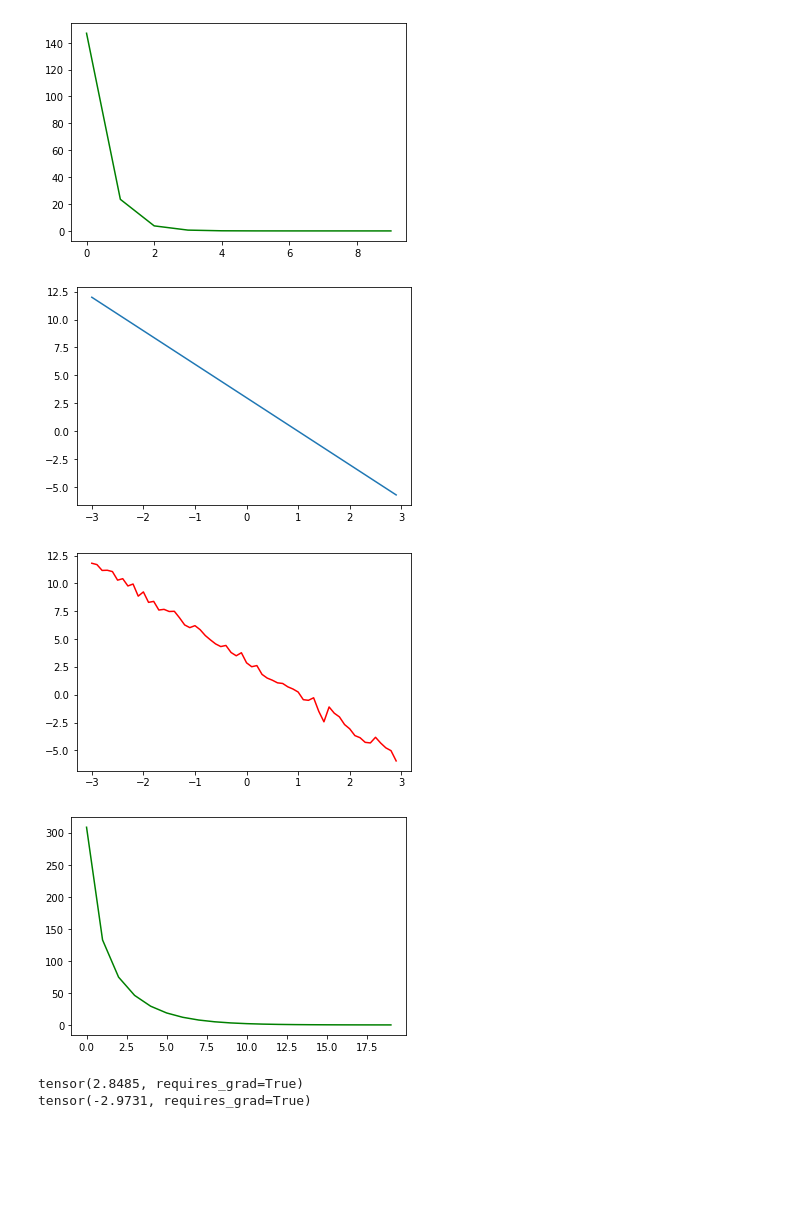
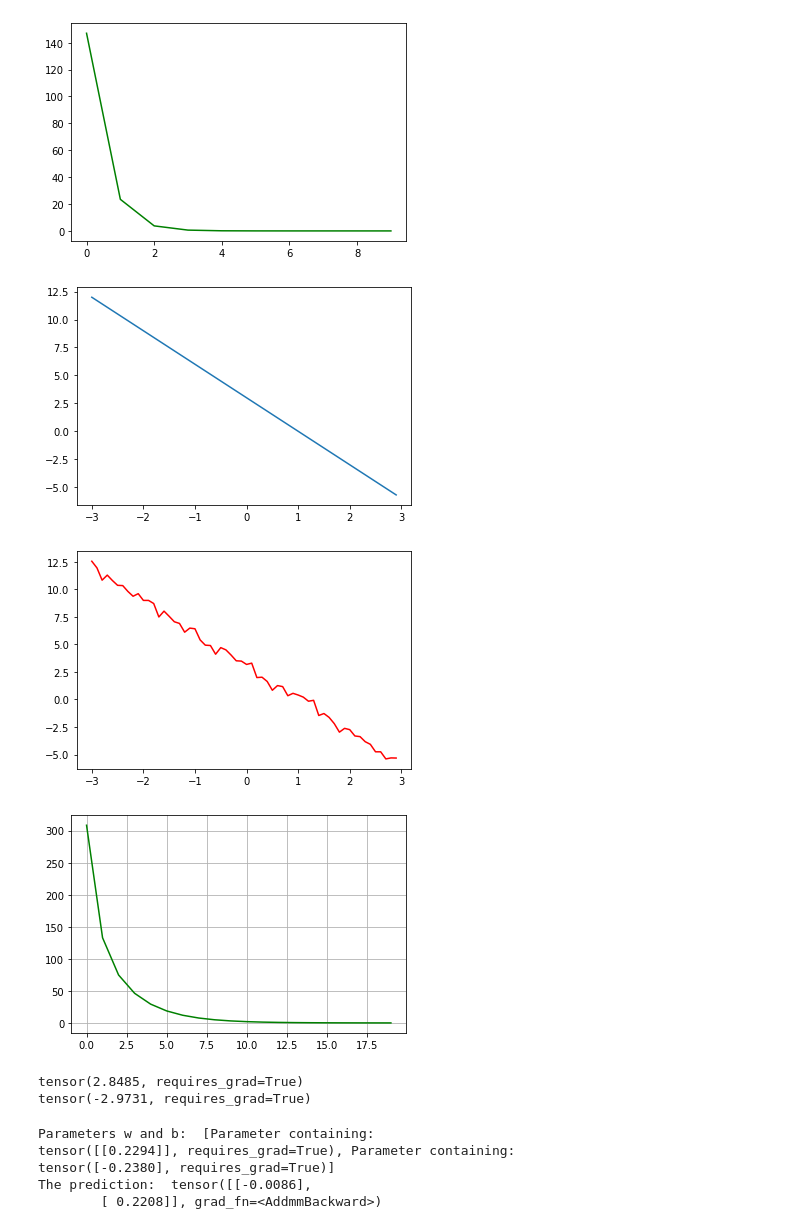
Before and after one commit to arkaprabha10/ML_models, a Jupyter notebook: pytorch_basics.ipynb, the cells around one changed output. Drawn from its saved outputs; the diff is of its cells as text; code cells hidden in the pictures; blank space fills up the shorter version.

```diff
--- a/pytorch_basics.ipynb
+++ b/pytorch_basics.ipynb
@@ -129,38 +129,55 @@ w=torch.tensor(-10.0,requires_grad=True)
 b=torch.tensor(-10.0,requires_grad=True)
 x=torch.arange(-3,3,0.1).view(-1,1)
 f=-3*x+3
 plt.plot(x.numpy(),f.numpy())
 plt.show()
 y=f+0.3*torch.randn(x.size())
 plt.plot(x.numpy(),y.numpy(),'r')
 plt.show()
 cost=[]
 def forward(x,b):
     return w*x+b
 def criteron(yhat,y):
     return torch.mean((yhat-y)**2)
 
 lr=0.1
 for epoch in range(20):
     yhat=forward(x,b)
     loss=criteron(yhat,y)
     loss.backward()
     w.data=w.data-lr*w.grad.data
     w.grad.data.zero_()
     b.data=b.data-lr*b.grad.data
     b.grad.data.zero_()
     cost.append(loss.item())
     #print(w)
     #print(yhat)
 plt.plot(cost,'g')
+plt.grid()
 plt.show()
 # %% [output]
 [figure]
-[figure, old version]
+[figure, new version]
-[figure, old version]
+[figure, new version]
 # %%
 print(b)
 print(w)
 # %% [output]
 tensor(2.8485, requires_grad=True)
 tensor(-2.9731, requires_grad=True)
+# %%
+#linear ouput using linear model
+from torch.nn import Linear
+torch.manual_seed(2)
+lr = Linear(in_features=1, out_features=1, bias=True)
+print("Parameters w and b: ", list(lr.parameters()))
+#print("Python dictionary: ",lr.state_dict())
+x = torch.tensor([[1.0], [2.0]])
+yhat = lr(x)
+print("The prediction: ", yhat)
+# %% [output]
+Parameters w and b:  [Parameter containing:
+tensor([[0.2294]], requires_grad=True), Parameter containing:
+tensor([-0.2380], requires_grad=True)]
+The prediction:  tensor([[-0.0086],
+        [ 0.2208]], grad_fn=<AddmmBackward>)
```
